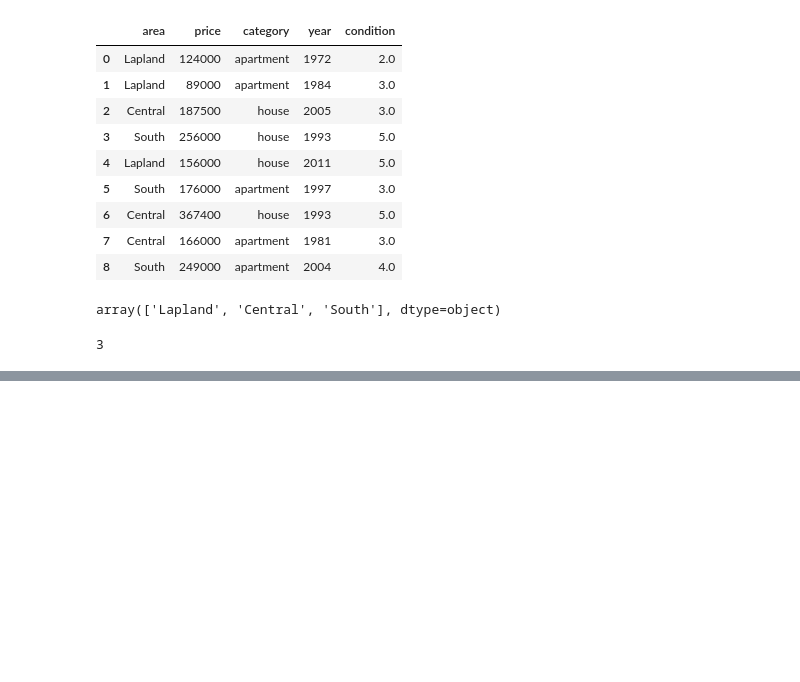
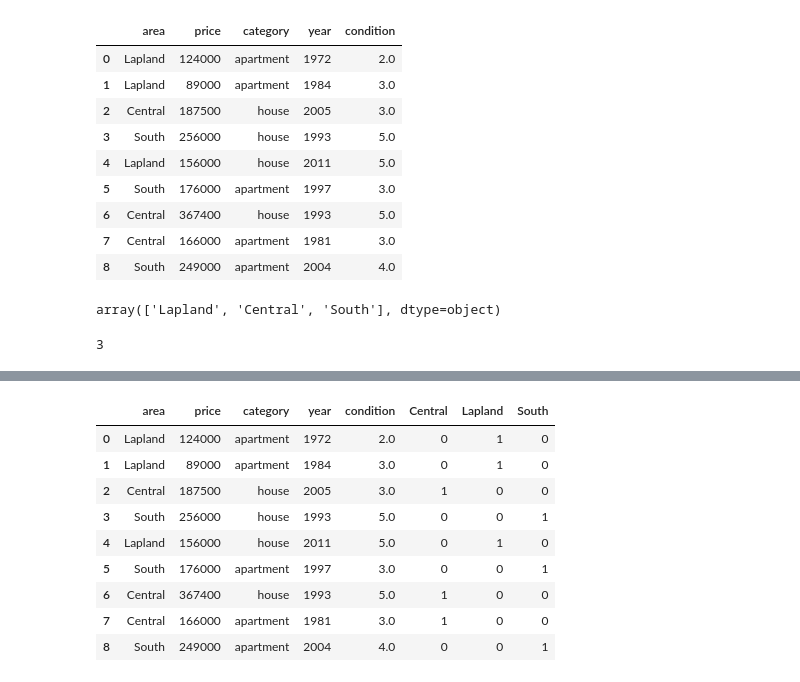
Before and after one commit to jtsillan/DataAnalytics, a Jupyter notebook: lectures/pandas4.ipynb, the cells around one changed output, grey strips where cells are left out. Cells and saved outputs as stored; diff of their text form; code cells hidden in the pictures; blank space fills up the shorter version.

```diff
--- a/lectures/pandas4.ipynb
+++ b/lectures/pandas4.ipynb
@@ -123,0 +164,13 @@ df['area'].nunique()
+# %%
+df
+# %% [output]
+|  | area | price | category | year | condition | Central | Lapland | South |
+| 0 | Lapland | 124000 | apartment | 1972 | 2.0 | 0 | 1 | 0 |
+| 1 | Lapland | 89000 | apartment | 1984 | 3.0 | 0 | 1 | 0 |
+| 2 | Central | 187500 | house | 2005 | 3.0 | 1 | 0 | 0 |
+| 3 | South | 256000 | house | 1993 | 5.0 | 0 | 0 | 1 |
+| 4 | Lapland | 156000 | house | 2011 | 5.0 | 0 | 1 | 0 |
+| 5 | South | 176000 | apartment | 1997 | 3.0 | 0 | 0 | 1 |
+| 6 | Central | 367400 | house | 1993 | 5.0 | 1 | 0 | 0 |
+| 7 | Central | 166000 | apartment | 1981 | 3.0 | 1 | 0 | 0 |
+| 8 | South | 249000 | apartment | 2004 | 4.0 | 0 | 0 | 1 |
```
Also changed, not shown: parts of 7 cells of this notebook, 4 other files.
